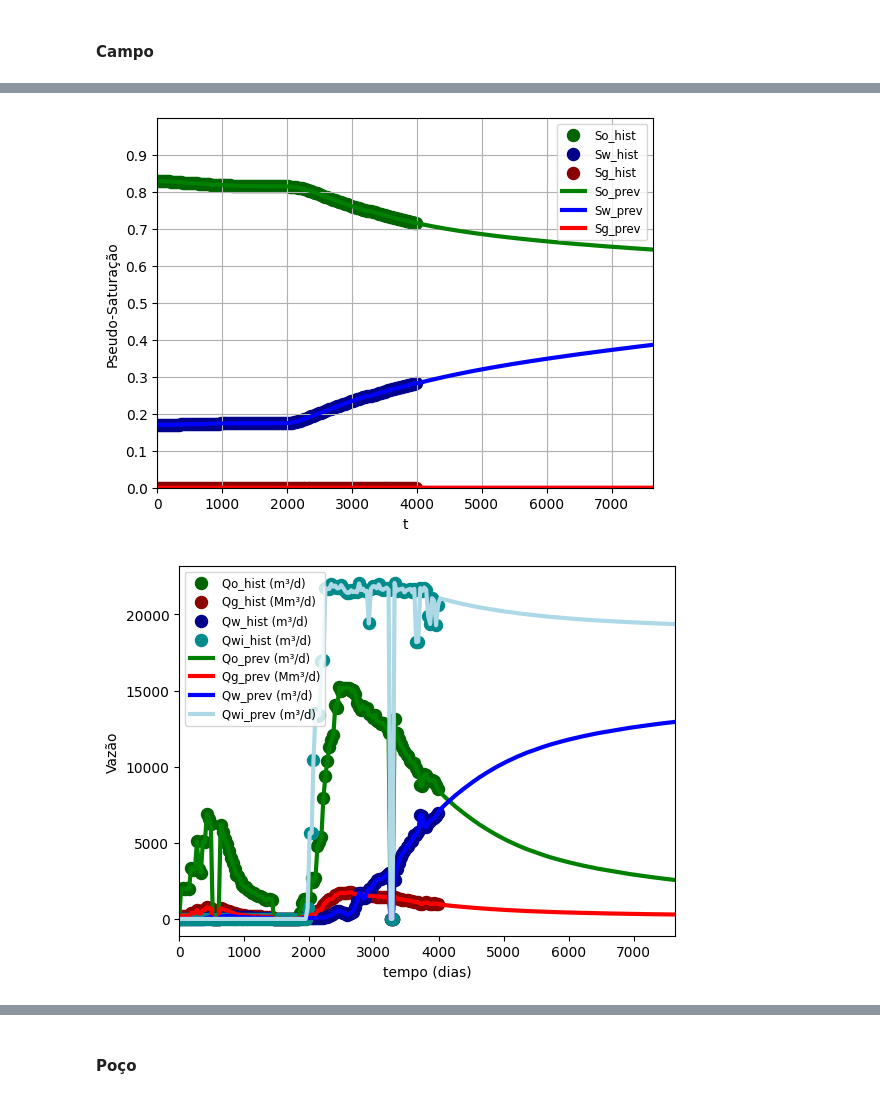
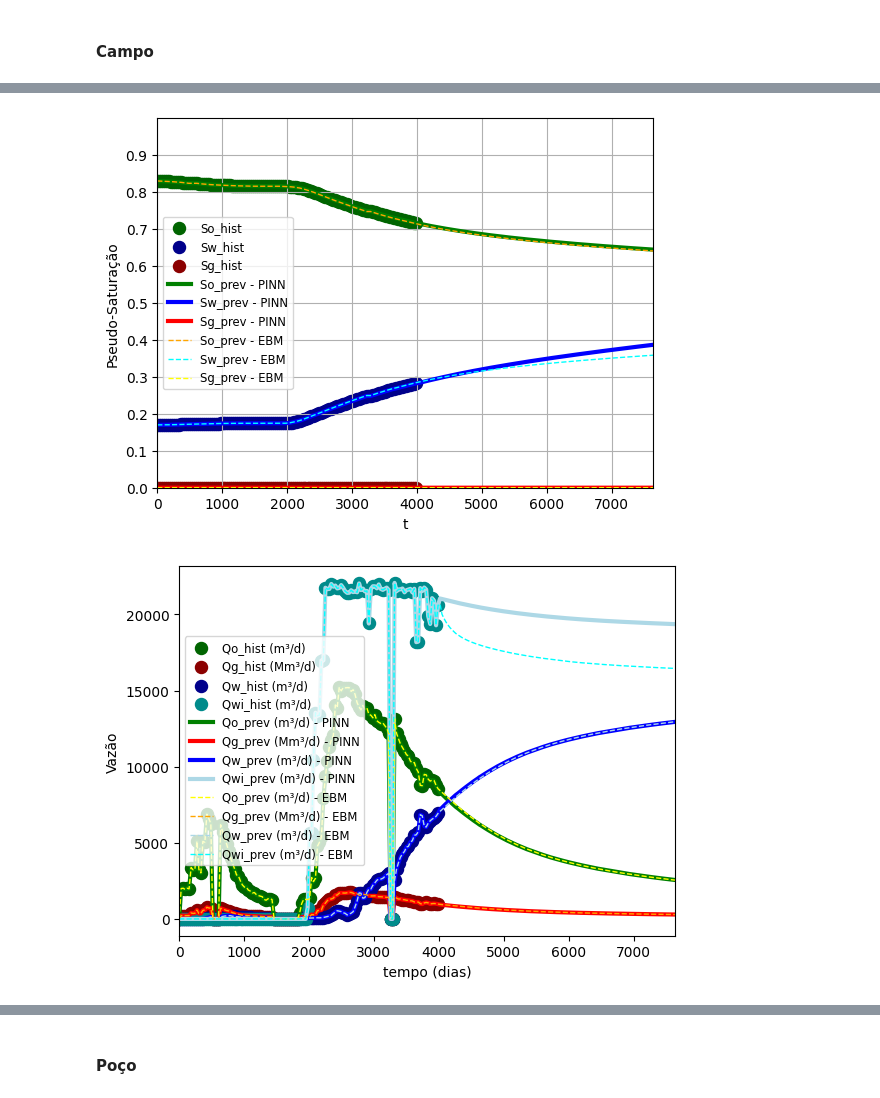
Before and after one commit to marcelogarret/projeto_mestrado, a Jupyter notebook: EBM_FIT_UNISIM_M_PINN.ipynb, the cells around one changed output, grey strips where cells are left out. Cells and saved outputs as stored; diff of their text form; code cells hidden in the pictures.

```diff
--- a/EBM_FIT_UNISIM_M_PINN.ipynb
+++ b/EBM_FIT_UNISIM_M_PINN.ipynb
@@ -2764,3 +2764,25 @@ plt.show()
 ### Gráficos
 # %% [markdown]
 #### Campo
+# %%
+## Importando resultados da previsão com método tradicional de EBM
+
+# Ler o arquivo Excel
+ebm_df = pd.read_excel('/content/drive/MyDrive/UNISIM/results_graph_data.xlsx')
+
+# Extrair os dados das colunas
+t_fc_ebm = ebm_df['Tempo (dias)']
+qo_fc_ebm = ebm_df['Qo_prev (m³/d)']
+qg_fc_ebm = ebm_df['Qg_prev (m³/d)']
+qw_fc_ebm = ebm_df['Qw_prev (m³/d)']
+qwi_fc_ebm = ebm_df['Qwi_prev (m³/d)']
+qb_fc_ebm = ebm_df['Qb_prev (m³/d)']
+RGO_fc_ebm = ebm_df['RGO_prev']
+BSW_fc_ebm = ebm_df['BSW_prev']
+p_prev_fc_ebm = ebm_df['p_prev (kgf/cm²)']
+so_fc_ebm = ebm_df['so_prev']
+sw_fc_ebm = ebm_df['sw_prev']
+sg_fc_ebm = ebm_df['sg_prev']
+#
+
+ebm_df.head()
@@ -2788,9 +2818,12 @@ plt.grid()
 plt.scatter(t, So, label="So_hist", color="darkgreen", s=75)
 plt.scatter(t, Sw, label="Sw_hist", color="darkblue", s=75)
 plt.scatter(t, Sg, label="Sg_hist", color="darkred", s=75)
-plt.plot(t_fc, so_fc, label="So_prev", color="green", linewidth=3)
-plt.plot(t_fc, sw_fc, label="Sw_prev", color="blue", linewidth=3)
-plt.plot(t_fc, sg_fc, label="Sg_prev", color="red", linewidth=3)
+plt.plot(t_fc, so_fc, label="So_prev - PINN", color="green", linewidth=3)
+plt.plot(t_fc, sw_fc, label="Sw_prev - PINN", color="blue", linewidth=3)
+plt.plot(t_fc, sg_fc, label="Sg_prev - PINN", color="red", linewidth=3)
+plt.plot(t_fc, so_fc_ebm, label="So_prev - EBM", color="orange", linewidth=1, linestyle='--')
+plt.plot(t_fc, sw_fc_ebm, label="Sw_prev - EBM", color="cyan", linewidth=1, linestyle='--')
+plt.plot(t_fc, sg_fc_ebm, label="Sg_prev - EBM", color="yellow", linewidth=1, linestyle='--')
 plt.legend(fontsize='small')
 plt.xlabel("t")
 plt.ylabel("Pseudo-Saturação")
@@ -2798,25 +2831,29 @@ plt.ylim(0.0, 1.0)
 plt.xlim(0, fc_df.iloc[-1, 6])
 plt.show()
 # %% [output]
-[figure, old version]
+[figure, new version]
 # %%
 ## Gráfico de vazões
 
 plt.scatter(t, qo, label="Qo_hist (m³/d)", color="darkgreen", s=75)
 plt.scatter(t, qg/1000, label="Qg_hist (Mm³/d)", color="darkred", s=75)
 plt.scatter(t, qw, label="Qw_hist (m³/d)", color="darkblue", s=75)
 plt.scatter(t, qwi, label="Qwi_hist (m³/d)", color="darkcyan", s=75)
-plt.plot(t_fc, qo_fc, label=f"Qo_prev (m³/d)", color="green", linewidth=3)
-plt.plot(t_fc, qg_fc/1000, label=f"Qg_prev (Mm³/d)", color="red", linewidth=3)
-plt.plot(t_fc, qw_fc, label=f"Qw_prev (m³/d)", color="blue", linewidth=3)
-plt.plot(t_fc, qwi_fc, label=f"Qwi_prev (m³/d)", color="lightblue", linewidth=3)
+plt.plot(t_fc, qo_fc, label=f"Qo_prev (m³/d) - PINN", color="green", linewidth=3)
+plt.plot(t_fc, qg_fc/1000, label=f"Qg_prev (Mm³/d) - PINN", color="red", linewidth=3)
+plt.plot(t_fc, qw_fc, label=f"Qw_prev (m³/d) - PINN", color="blue", linewidth=3)
+plt.plot(t_fc, qwi_fc, label=f"Qwi_prev (m³/d) - PINN", color="lightblue", linewidth=3)
+plt.plot(t_fc, qo_fc_ebm, label=f"Qo_prev (m³/d) - EBM", color="yellow", linewidth=1, linestyle='--')
+plt.plot(t_fc, qg_fc_ebm/1000, label=f"Qg_prev (Mm³/d) - EBM", color="orange", linewidth=1, linestyle='--')
+plt.plot(t_fc, qw_fc_ebm, label=f"Qw_prev (m³/d) - EBM", color="lightblue", linewidth=1, linestyle='--')
+plt.plot(t_fc, qwi_fc_ebm, label=f"Qwi_prev (m³/d) - EBM", color="cyan", linewidth=1, linestyle='--')
 plt.legend(fontsize='small')
 plt.xlabel("tempo (dias)")
 plt.ylabel("Vazão")
 plt.xlim(0, fc_df.iloc[-1, 6])
 plt.show()
 # %% [output]
-[figure, old version]
+[figure, new version]
 # %%
 ## Gráficos de Qb, BSW e RGO - Campo
 
```
Also changed, not shown: parts of 4 cells of this notebook.
